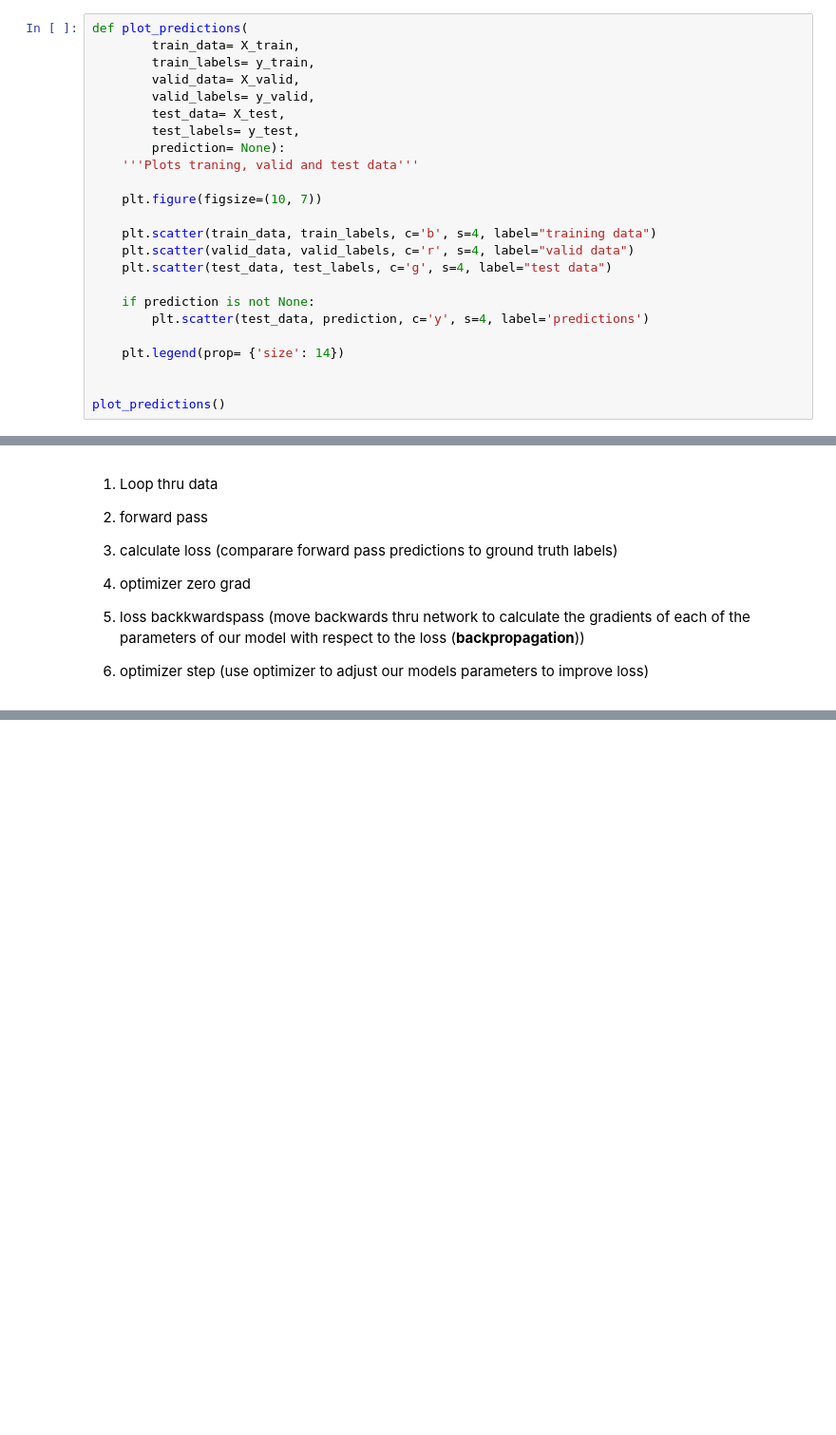
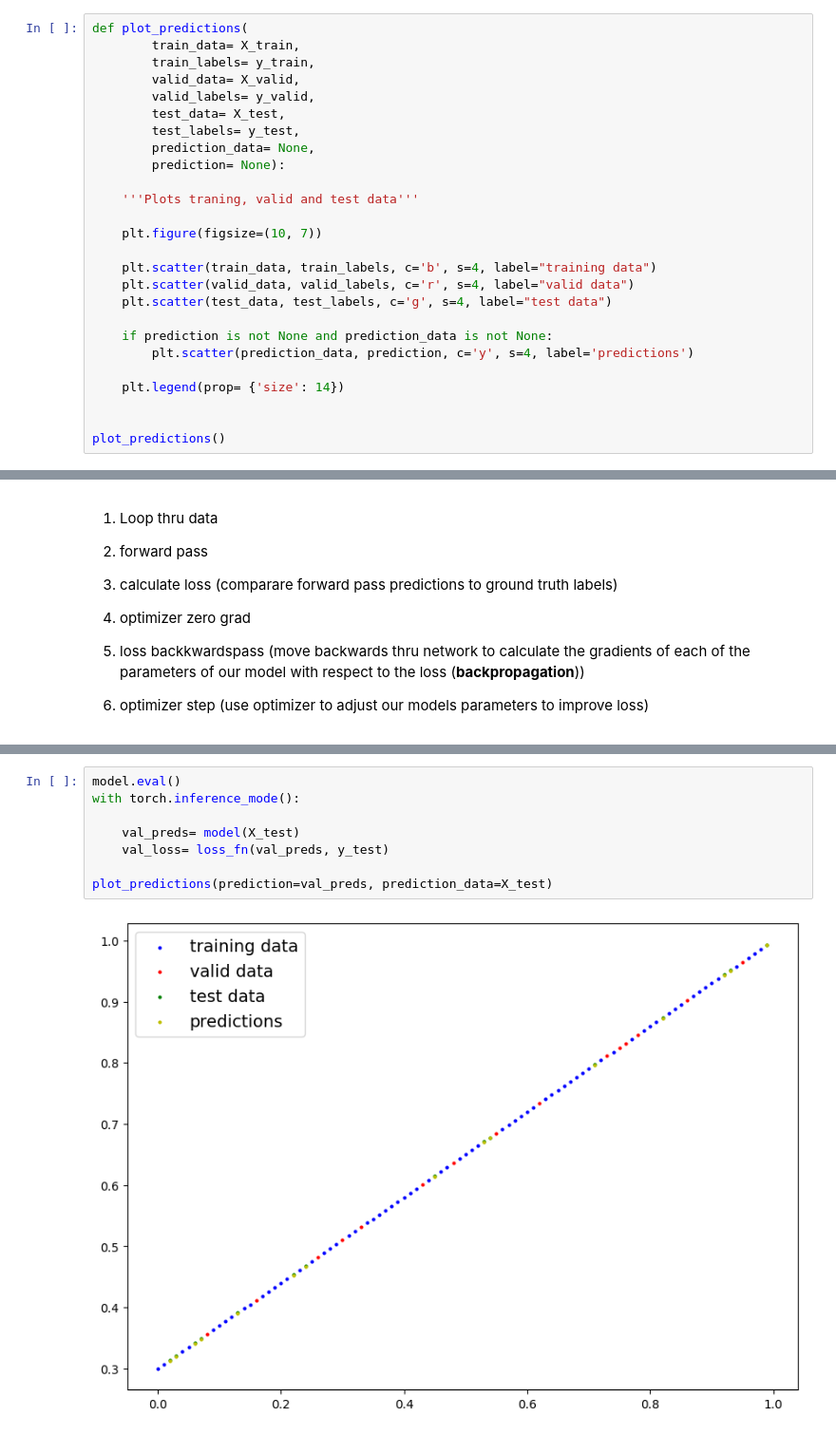
Before and after one commit to DavidDanell/PyTorch, a Jupyter notebook: workflows_red0.ipynb, the cells around one changed output, grey strips where cells are left out. Shown at 95% size. Cells and saved outputs as stored; diff of their text form; blank space fills up the shorter version.

```diff
--- a/workflows_red0.ipynb
+++ b/workflows_red0.ipynb
@@ -86,7 +87,9 @@ def plot_predictions(
         valid_labels= y_valid,
         test_data= X_test,
         test_labels= y_test,
+        prediction_data= None,
         prediction= None):
+
     '''Plots traning, valid and test data'''
 
     plt.figure(figsize=(10, 7))
@@ -95,8 +98,8 @@ def plot_predictions(
     plt.scatter(valid_data, valid_labels, c='r', s=4, label="valid data")
     plt.scatter(test_data, test_labels, c='g', s=4, label="test data")
 
-    if prediction is not None:
-        plt.scatter(test_data, prediction, c='y', s=4, label='predictions')
+    if prediction is not None and prediction_data is not None:
+        plt.scatter(prediction_data, prediction, c='y', s=4, label='predictions')
 
     plt.legend(prop= {'size': 14})
 
@@ -195,0 +253,10 @@ for epoch in range(epochs):
+# %%
+model.eval()
+with torch.inference_mode():
+
+    val_preds= model(X_test)
+    val_loss= loss_fn(val_preds, y_test)
+
+plot_predictions(prediction=val_preds, prediction_data=X_test)
+# %% [output]
+[figure, added]
```
Also changed, not shown: parts of 12 cells of this notebook.
